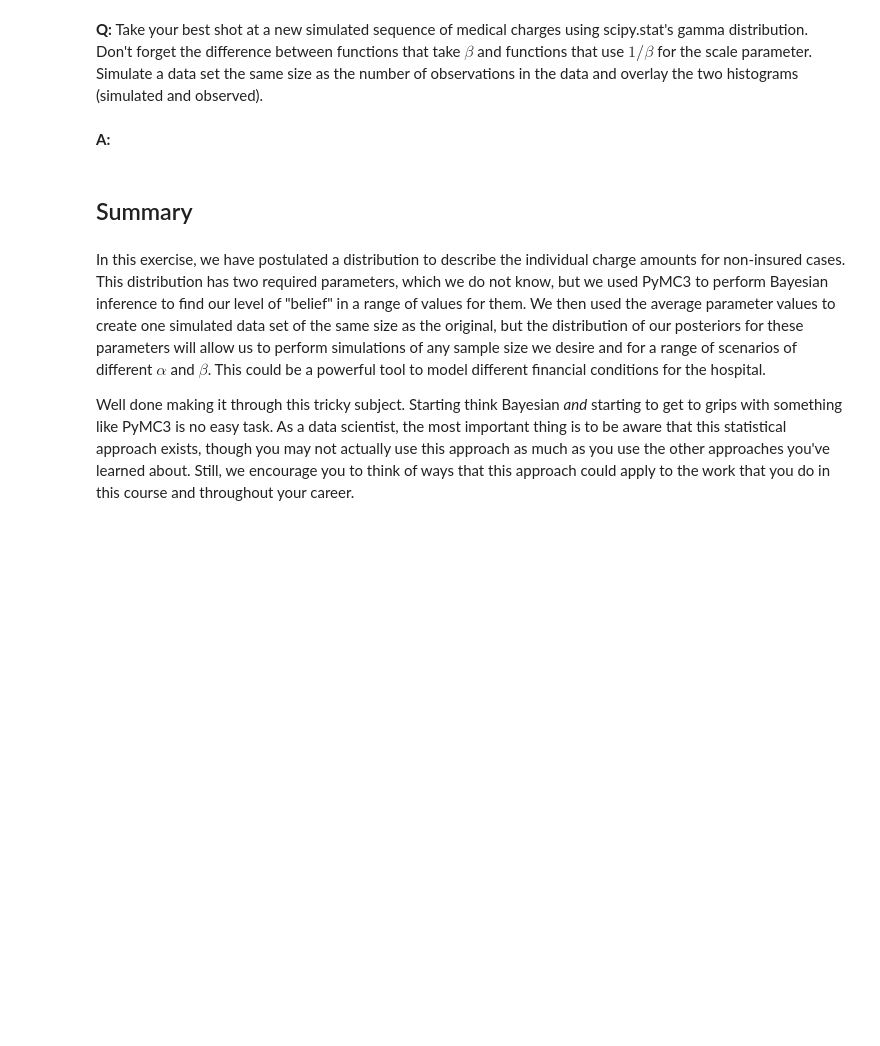
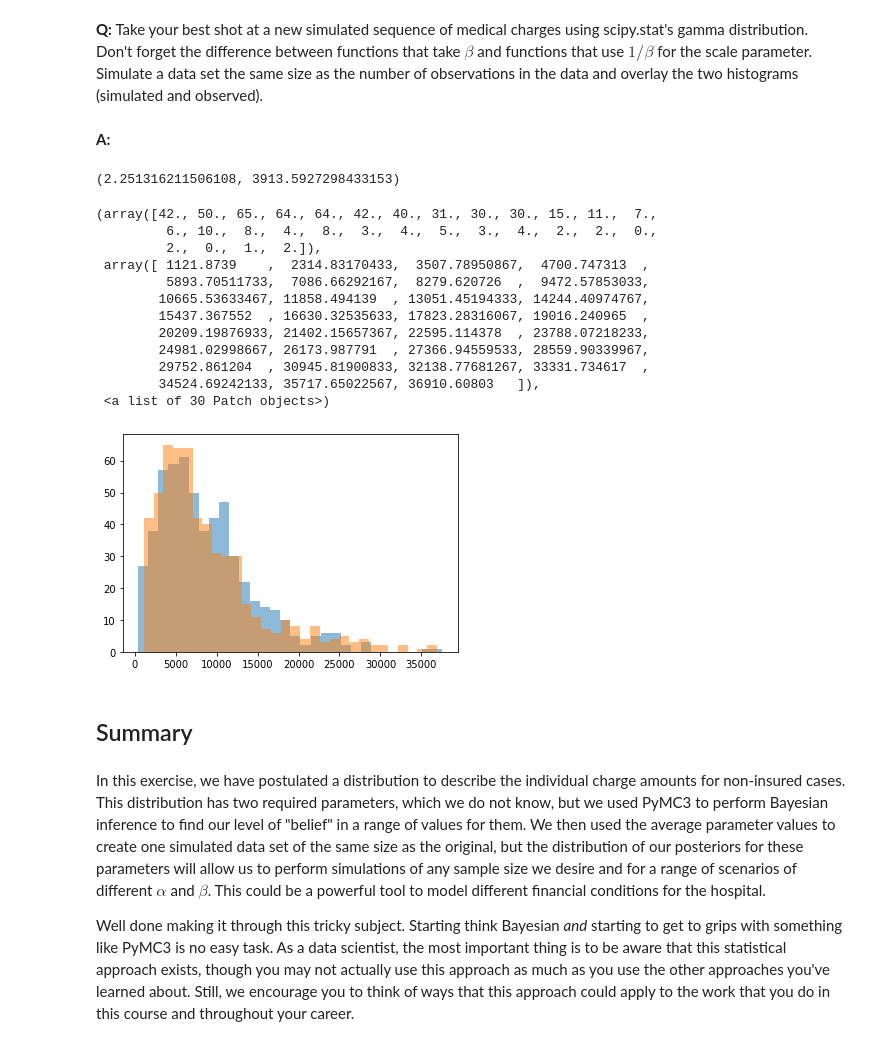
Before and after one commit to monastyrskyy/bootcamp_repo, a Jupyter notebook: 8.3Bayesian_Stats/inferential_statistics_3-Q.ipynb, the cells around one changed output. Saved outputs shown, nothing was run; the diff lists cells and outputs as text; code cells hidden in the pictures; blank space fills up the shorter version.

```diff
--- a/8.3Bayesian_Stats/inferential_statistics_3-Q.ipynb
+++ b/8.3Bayesian_Stats/inferential_statistics_3-Q.ipynb
@@ -132,3 +175,28 @@ best_shot_simulated = None
+# %%
+alpha_best = np.mean(alpha_samples)
+beta_best = np.mean(beta_samples)
+alpha_best, 1/beta_best
+# %% [output]
+(2.251316211506108, 3913.5927298433153)
+# %%
+seed(47)
+best_shot_simulated = gamma(alpha_best, scale=1/beta_best).rvs(n_no_ins)
+plt.hist(best_shot_simulated, bins=30, alpha=0.5, label='simulated data')
+plt.hist(no_insurance, bins=30, alpha=0.5, label='observed data')
+# %% [output]
+(array([42., 50., 65., 64., 64., 42., 40., 31., 30., 30., 15., 11.,  7.,
+         6., 10.,  8.,  4.,  8.,  3.,  4.,  5.,  3.,  4.,  2.,  2.,  0.,
+         2.,  0.,  1.,  2.]),
+ array([ 1121.8739    ,  2314.83170433,  3507.78950867,  4700.747313  ,
+         5893.70511733,  7086.66292167,  8279.620726  ,  9472.57853033,
+        10665.53633467, 11858.494139  , 13051.45194333, 14244.40974767,
+        15437.367552  , 16630.32535633, 17823.28316067, 19016.240965  ,
+        20209.19876933, 21402.15657367, 22595.114378  , 23788.07218233,
+        24981.02998667, 26173.987791  , 27366.94559533, 28559.90339967,
+        29752.861204  , 30945.81900833, 32138.77681267, 33331.734617  ,
+        34524.69242133, 35717.65022567, 36910.60803   ]),
+ <a list of 30 Patch objects>)
+[figure, added]
 # %% [markdown]
 ## Summary
 # %% [markdown]
```
Also changed, not shown: parts of 8 cells of this notebook.
